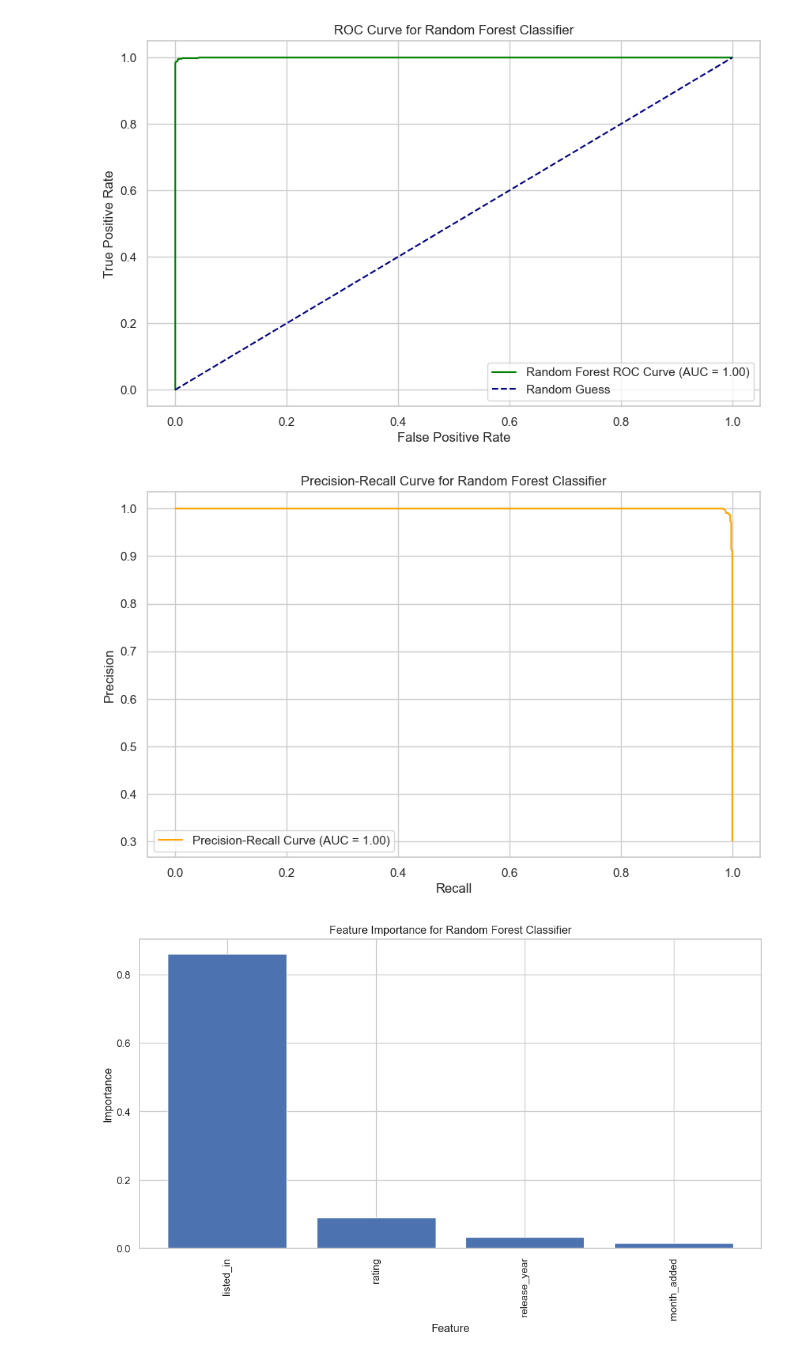
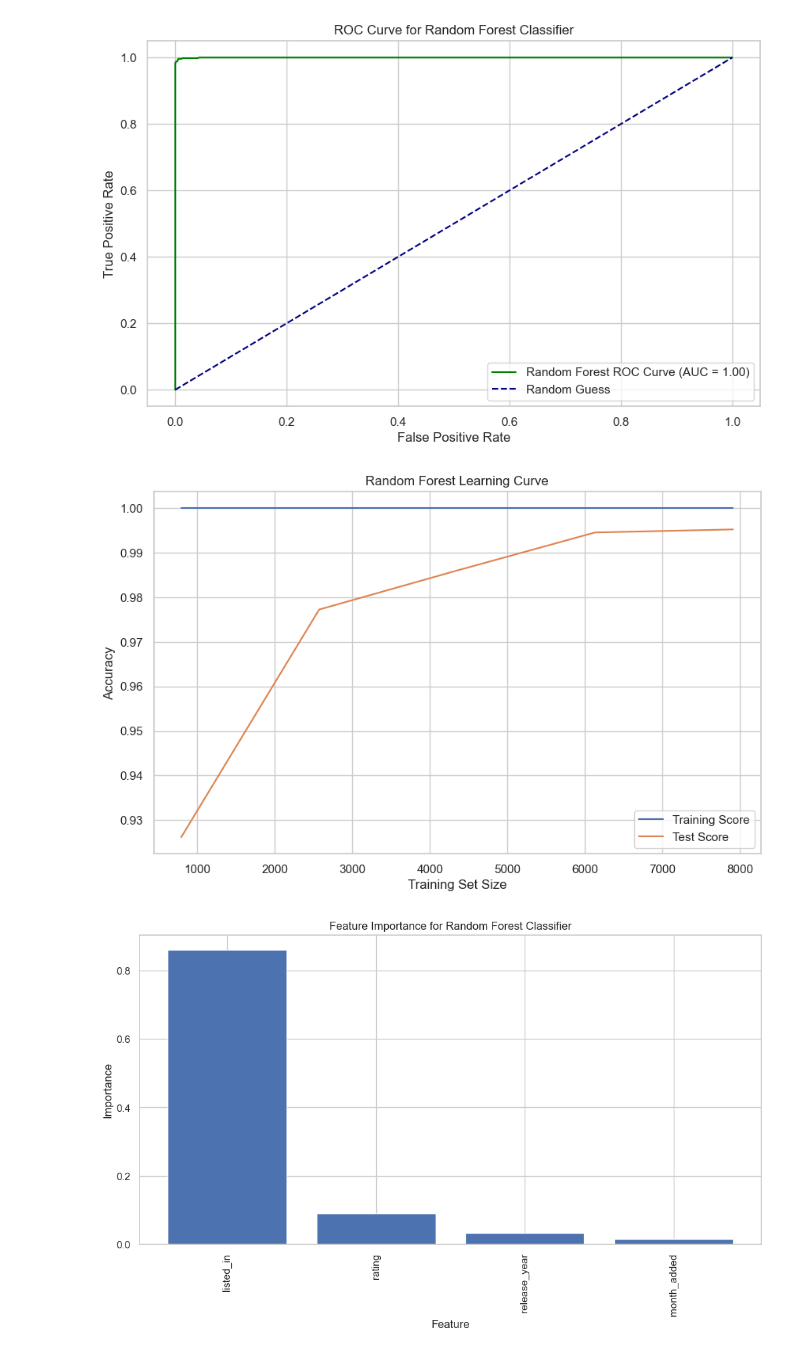
Before and after one commit to samincgs/netflix-show-release-trend-analysis, a Jupyter notebook: Updated-final-project.ipynb, the cells around one changed output. Saved outputs shown, nothing was run; the diff lists cells and outputs as text; code cells hidden in the pictures.

Commit message:
added second graph (all graphs finished)

```diff
--- a/Updated-final-project.ipynb
+++ b/Updated-final-project.ipynb
@@ -647,24 +647,24 @@ plt.legend()
 plt.show()
 # %% [output]
 [figure]
-# %%
-# Graph 3 and small description
-from sklearn.metrics import precision_recall_curve, auc
-
-# Calculate precision-recall curve
-precision, recall, _ = precision_recall_curve(y_test_binary, y_scores_rf)
-pr_auc = auc(recall, precision)
-
-# Plot precision-recall curve
-plt.figure(figsize=(10, 6))
-plt.plot(recall, precision, color='orange', label=f'Precision-Recall Curve (AUC = {pr_auc:.2f})')
-plt.xlabel('Recall')
-plt.ylabel('Precision')
-plt.title('Precision-Recall Curve for Random Forest Classifier')
-plt.legend()
-plt.show()
-# %% [output]
-[figure, removed]
+# %%
+# Graph 2 and small description
+from sklearn.model_selection import learning_curve
+
+# Generate learning curve
+train_sizes, train_scores, test_scores = learning_curve(rf_classifier, X, y, cv=10)
+
+# Plot learning curve
+plt.figure(figsize=(10, 6))
+plt.plot(train_sizes, np.mean(train_scores, axis=1), label='Training Score')
+plt.plot(train_sizes, np.mean(test_scores, axis=1), label='Test Score')
+plt.xlabel('Training Set Size')
+plt.ylabel('Accuracy')
+plt.title('Random Forest Learning Curve')
+plt.legend()
+plt.show()
+# %% [output]
+[figure, added]
 # %%
 # Graph 3 and small description
 
```
